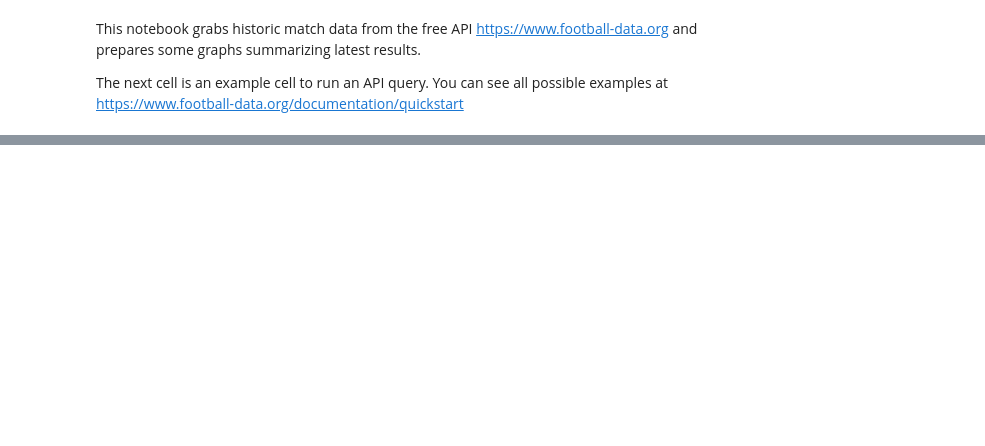
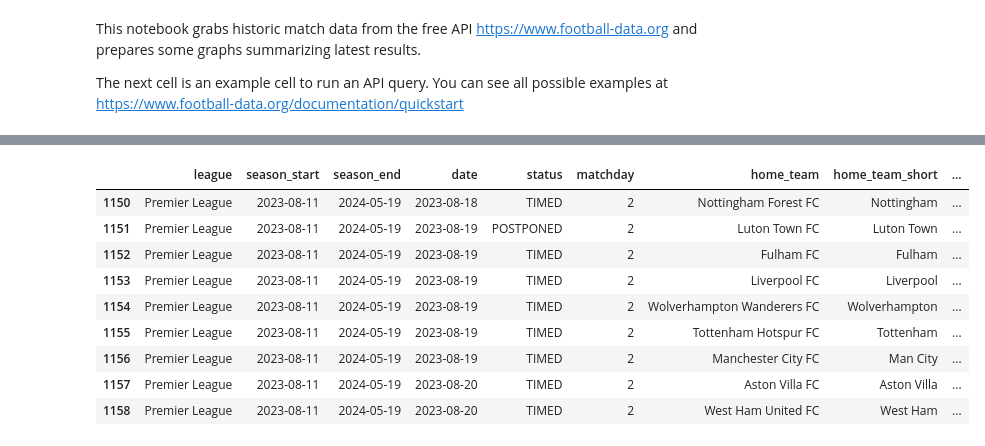
Before and after one commit to aldotudela7/Football, a Jupyter notebook: plot_games.ipynb, the cells around one changed output, grey strips where cells are left out. Drawn from its saved outputs; the diff is of its cells as text; code cells hidden in the pictures; blank space fills up the shorter version.

```diff
--- a/plot_games.ipynb
+++ b/plot_games.ipynb
@@ -27,11 +28,3 @@ seasons = ['2020','2021','2022']
 headers = {
     'X-Auth-Token': '13b41abb78284b7482713f316a0e3578',
            }
-# %%
-headers = {
-    'X-Auth-Token': '13b41abb78284b7482713f316a0e3578',
-    "X-Unfold-Goals": 'true'
-           }
-uri = 'http://api.football-data.org/v4/matches/327125/head2head?limit=50'
-response = requests.get(uri, headers=headers)
-response.json()
@@ -107,0 +72,8 @@ previous_matches
+# %%
+# We define a DataFrame with the data from the API
+df = pd.DataFrame(matches_list)
+df['date'] = pd.to_datetime(df['date']).dt.date
+df['season_start'] = pd.to_datetime(df['season_start'])
+df['season_end'] = pd.to_datetime(df['season_end'])
+df['season'] = df['season_start'].dt.year
+df.head(3)
@@ -107,0 +85,7 @@ previous_matches
+# %%
+# We separate a DataFrame for games before today, and for games after today
+previous_games = df[(df['date'] <= today.date()) & (df['status']=="FINISHED")]
+upcoming_games = df[(df['date'] >= today.date()) & (df['status']!="FINISHED")]
+print("Number of past games:",len(previous_games))
+print("Number of future games:",len(upcoming_games))
+upcoming_games.head(3)
@@ -107,0 +99,17 @@ previous_matches
+# %%
+# We filter only the games for the next week
+margin = datetime.timedelta(days = 7)
+last_week_df = previous_games[previous_games['date']>(today.date()-margin)]
+next_week_df = upcoming_games[upcoming_games['date']<(today.date()+margin)]
+next_week_df
+# %% [output]
+|  | league | season_start | season_end | date | status | matchday | home_team | home_team_short | ... |
+| 1150 | Premier League | 2023-08-11 | 2024-05-19 | 2023-08-18 | TIMED | 2 | Nottingham Forest FC | Nottingham | ... |
+| 1151 | Premier League | 2023-08-11 | 2024-05-19 | 2023-08-19 | POSTPONED | 2 | Luton Town FC | Luton Town | ... |
+| 1152 | Premier League | 2023-08-11 | 2024-05-19 | 2023-08-19 | TIMED | 2 | Fulham FC | Fulham | ... |
+| 1153 | Premier League | 2023-08-11 | 2024-05-19 | 2023-08-19 | TIMED | 2 | Liverpool FC | Liverpool | ... |
+| 1154 | Premier League | 2023-08-11 | 2024-05-19 | 2023-08-19 | TIMED | 2 | Wolverhampton Wanderers FC | Wolverhampton | ... |
+| 1155 | Premier League | 2023-08-11 | 2024-05-19 | 2023-08-19 | TIMED | 2 | Tottenham Hotspur FC | Tottenham | ... |
+| 1156 | Premier League | 2023-08-11 | 2024-05-19 | 2023-08-19 | TIMED | 2 | Manchester City FC | Man City | ... |
+| 1157 | Premier League | 2023-08-11 | 2024-05-19 | 2023-08-20 | TIMED | 2 | Aston Villa FC | Aston Villa | ... |
+| 1158 | Premier League | 2023-08-11 | 2024-05-19 | 2023-08-20 | TIMED | 2 | West Ham United FC | West Ham | ... |
```
Also changed, not shown: parts of 22 cells of this notebook.
